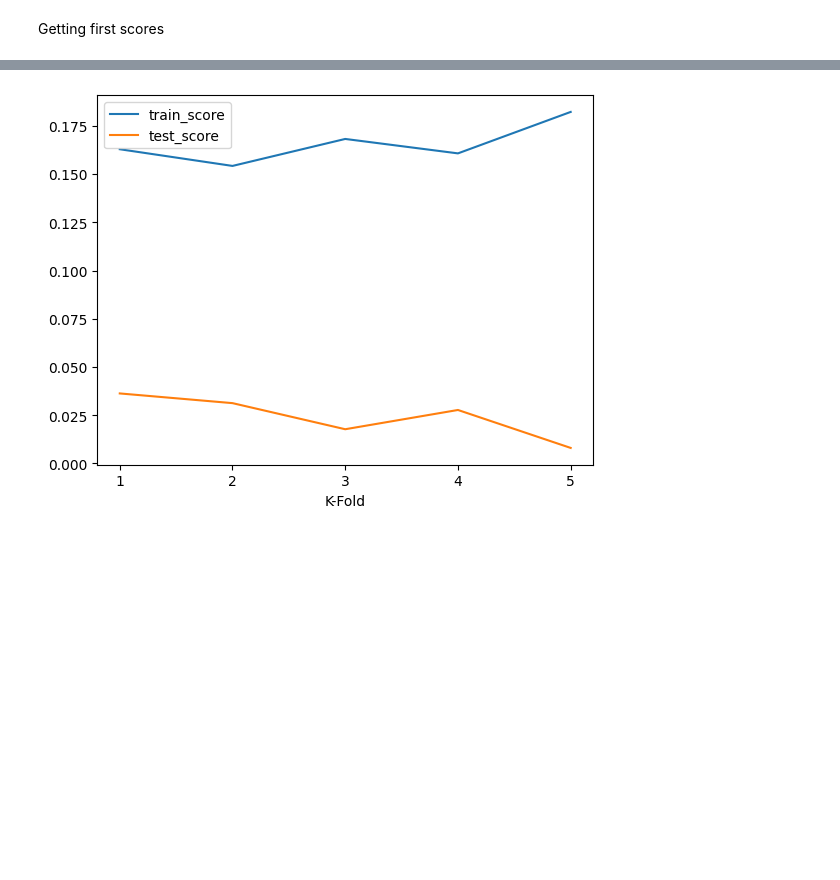
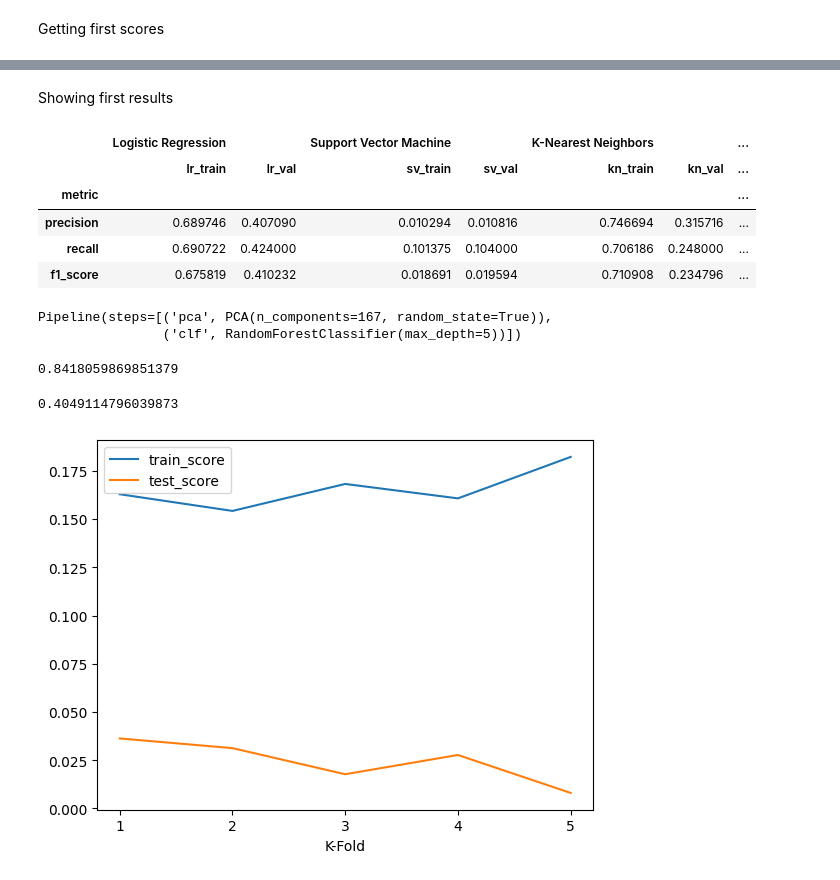
Before and after one commit to Brunoware/butterfly_images_classification, a Jupyter notebook: proyecto_1_clasificacion_prod_Bruno.ipynb, the cells around one changed output, grey strips where cells are left out. Drawn from its saved outputs; the diff is of its cells as text; code cells hidden in the pictures; blank space fills up the shorter version.

```diff
--- a/proyecto_1_clasificacion_prod_Bruno.ipynb
+++ b/proyecto_1_clasificacion_prod_Bruno.ipynb
@@ -131,14 +161,33 @@ def get_metric_values(y_real, y_pred):
     f1 = f1_score(y_real, y_pred, average = 'weighted', zero_division = 0)
     return precision, recall, f1
 # %%
-# Predicting with each model in both datasets
-y_train_preds = {model_name: basic_model.predict(X_train) for model_name, basic_model in basic_models.items()}
+def get_results(X_train, X_val, y_train, y_val):
+    # Predicting with each model in both datasets
+    y_train_preds = {model_name: basic_model.predict(X_train) for model_name, basic_model in basic_models.items()}
 
-y_val_preds = {model_name: basic_model.predict(X_val) for model_name, basic_model in basic_models.items()}
+    y_val_preds = {model_name: basic_model.predict(X_val) for model_name, basic_model in basic_models.items()}
 
-# Scores
-y_train_scores = pd.DataFrame({f'{model_name}_train': get_metric_values(y_train, y_train_pred)
-                  for model_name, y_train_pred in y_train_preds.items()})
+    # Scores
+    y_train_scores = pd.DataFrame({f'{model_name}_train': get_metric_values(y_train, y_train_pred)
+                      for model_name, y_train_pred in y_train_preds.items()})
 
-y_val_scores = pd.DataFrame({f'{model_name}_val': get_metric_values(y_val, y_val_pred)
-                  for model_name, y_val_pred in y_val_preds.items()})
+    y_val_scores = pd.DataFrame({f'{model_name}_val': get_metric_values(y_val, y_val_pred)
+                      for model_name, y_val_pred in y_val_preds.items()})
+    y_scores = pd.concat([y_train_scores, y_val_scores], axis = 1)
+    y_scores = y_scores[['lr_train', 'lr_val', 'sv_train', 'sv_val','kn_train', 'kn_val', 'dt_train', 'dt_val']]
+    y_scores['metric'] = ['precision', 'recall', 'f1_score']
+    y_scores.set_index('metric', inplace = True)
+
+    # create mulindex for columns
+    multi_index_columns = pd.MultiIndex.from_tuples([('Logistic Regression', 'lr_train'),
+                                                     ('Logistic Regression', 'lr_val'),
+                                                     ('Support Vector Machine', 'sv_train'),
+                                                     ('Support Vector Machine', 'sv_val'),
+                                                     ('K-Nearest Neighbors', 'kn_train'),
+                                                     ('K-Nearest Neighbors', 'kn_val'),
+                                                     ('Decision Tree Classifier', 'dt_train'),
+                                                     ('Decision Tree Classifier', 'dt_val')])
+
+    #asign multicolumns
+    y_scores.columns = multi_index_columns
+    return y_scores
@@ -158,3 +194,15 @@ ValueError: Cannot set a DataFrame with multiple columns to the single column tr
+# %% [markdown]
+Showing first results
+# %%
+y_scores = get_results(X_train, X_val, y_train, y_val)
+y_scores
+# %% [output]
+|  | Logistic Regression |  | Support Vector Machine |  | K-Nearest Neighbors |  | ... |
+|  | lr_train | lr_val | sv_train | sv_val | kn_train | kn_val | ... |
+| metric |  |  |  |  |  |  | ... |
+| precision | 0.689746 | 0.407090 | 0.010294 | 0.010816 | 0.746694 | 0.315716 | ... |
+| recall | 0.690722 | 0.424000 | 0.101375 | 0.104000 | 0.706186 | 0.248000 | ... |
+| f1_score | 0.675819 | 0.410232 | 0.018691 | 0.019594 | 0.710908 | 0.234796 | ... |
 # %%
 from sklearn.model_selection import cross_validate
 from sklearn.model_selection import StratifiedKFold
@@ -170,3 +218,12 @@ for pipe_name, pipe_model in basic_models.items():
                               return_train_score = True,
                               return_estimator = True)
     cv_scores[pipe_name] = cv_model
+# %%
+from sklearn.ensemble import RandomForestClassifier
+
+rf = RandomForestClassifier(max_depth = 5, )
+rf_pipe = Pipeline([('pca', pca), ('clf', rf)])
+rf_pipe.fit(X_train, y_train)
+# %% [output]
+Pipeline(steps=[('pca', PCA(n_components=167, random_state=True)),
+                ('clf', RandomForestClassifier(max_depth=5))])
@@ -173,3 +233,13 @@ for pipe_name, pipe_model in basic_models.items():
+# %%
+precision = precision_score(y_train, y_train_pred_rf, average = 'weighted', zero_division = 0)
+precision
+# %% [output]
+0.8418059869851379
+# %%
+precision = precision_score(y_val, y_val_pred_rf, average = 'weighted', zero_division = 0)
+precision
+# %% [output]
+0.4049114796039873
 # %%
 train_score = cv_model['train_score']
 test_score = cv_model['test_score']
```
Also changed, not shown: parts of 22 cells of this notebook, 2 other files.
